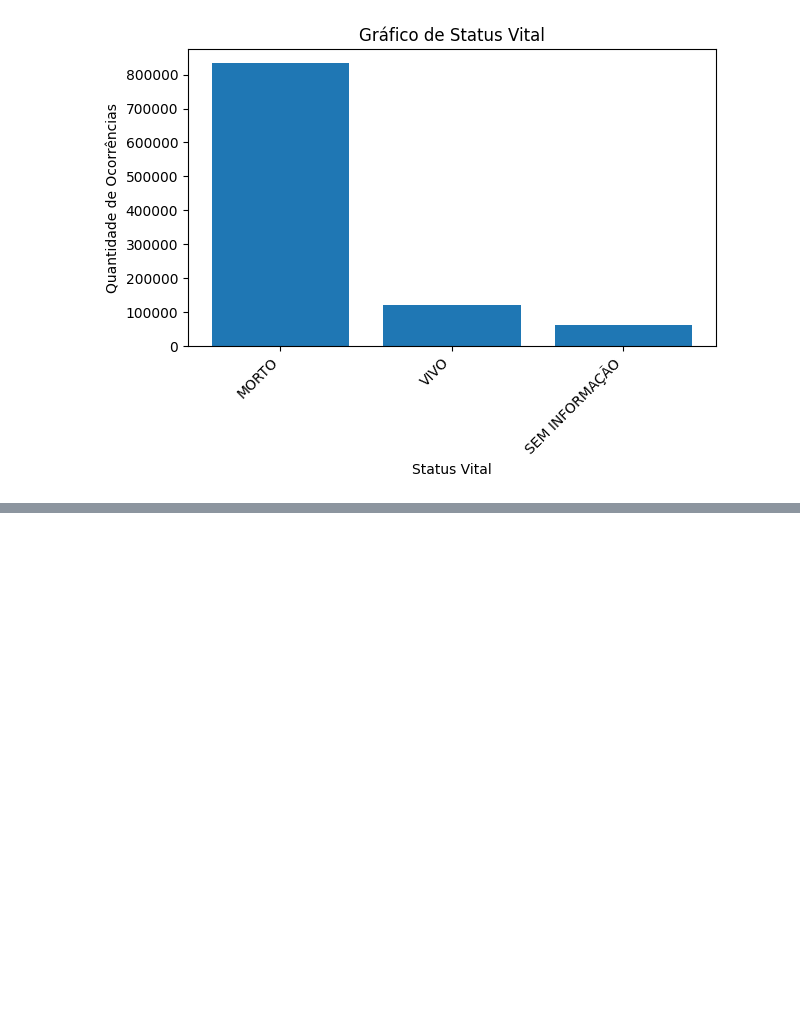
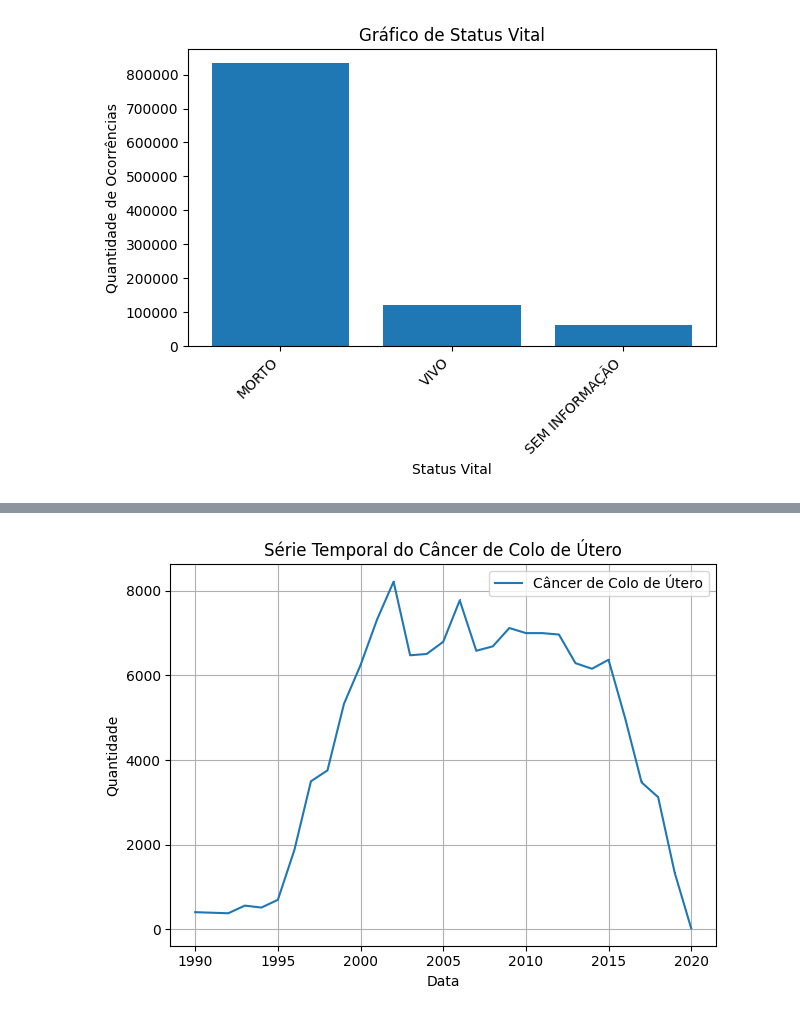
Before and after one commit to MateusVasc/IC-Cancer-Time-Series, a Jupyter notebook: presentation.ipynb, the cells around one changed output, grey strips where cells are left out. Saved outputs shown, nothing was run; the diff lists cells and outputs as text; code cells hidden in the pictures; blank space fills up the shorter version.

```diff
--- a/presentation.ipynb
+++ b/presentation.ipynb
@@ -668,0 +770,6 @@ plt.tight_layout()
+# %%
+df_colo_utero = df_final[df_final['Descrição da Doenca'] == 'COLO DO UTERO, SOE']
+
+df_colo_utero2 = df_final[df_final['Descrição da Doenca'].isin(['COLO DO UTERO, SOE', 'OUTRAS PARTES DO COLO DO UTERO',
+                                                                'LESAO INVASIVA DO COLO DO UTERO', 'COLO DO UTERO',
+                                                                'CARCINOMA "IN SITU" DO COLO DO UTERO (CERVIX)'])]
@@ -668,0 +780,2 @@ plt.tight_layout()
+# %%
+df_colo_utero = df_colo_utero.sort_values(by='Data de Diagnostico')
@@ -668,0 +786,17 @@ plt.tight_layout()
+# %%
+colo_utero_count = df_colo_utero['Data de Diagnostico'].dt.year.value_counts().sort_index()
+
+plt.plot(colo_utero_count.index, colo_utero_count.values, marker=',', label='Câncer de Colo de Útero', linestyle='-')
+
+
+plt.title("Série Temporal do Câncer de Colo de Útero")
+plt.ylabel("Quantidade")
+plt.xlabel("Data")
+
+plt.grid(True)
+plt.legend()
+plt.tight_layout()
+
+plt.show()
+# %% [output]
+[figure, added]
```
Also changed, not shown: parts of 25 cells of this notebook.
